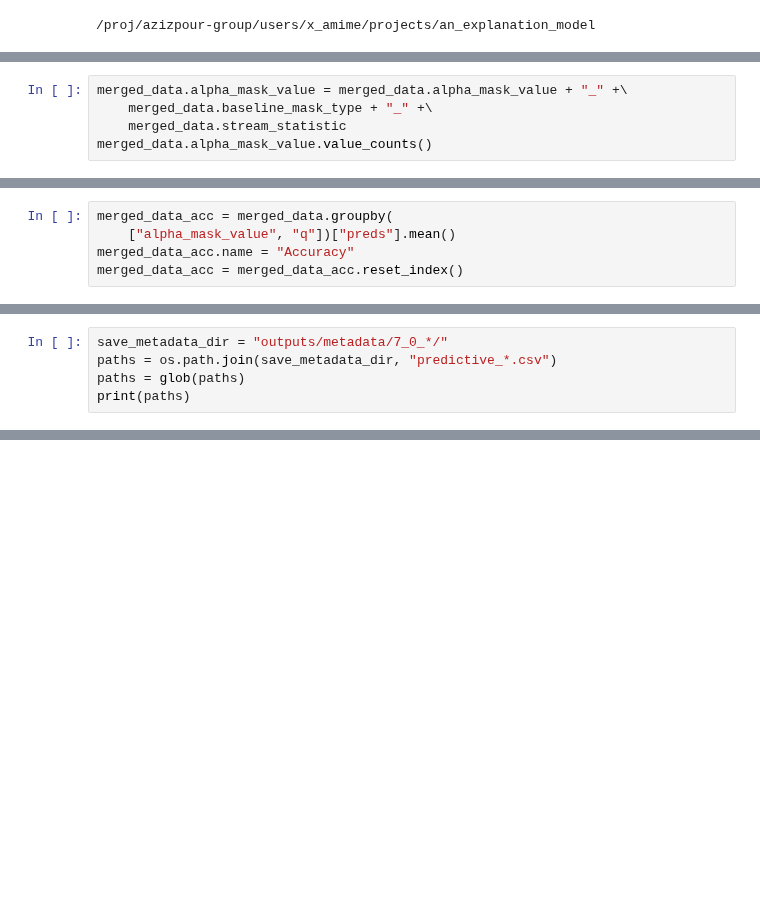
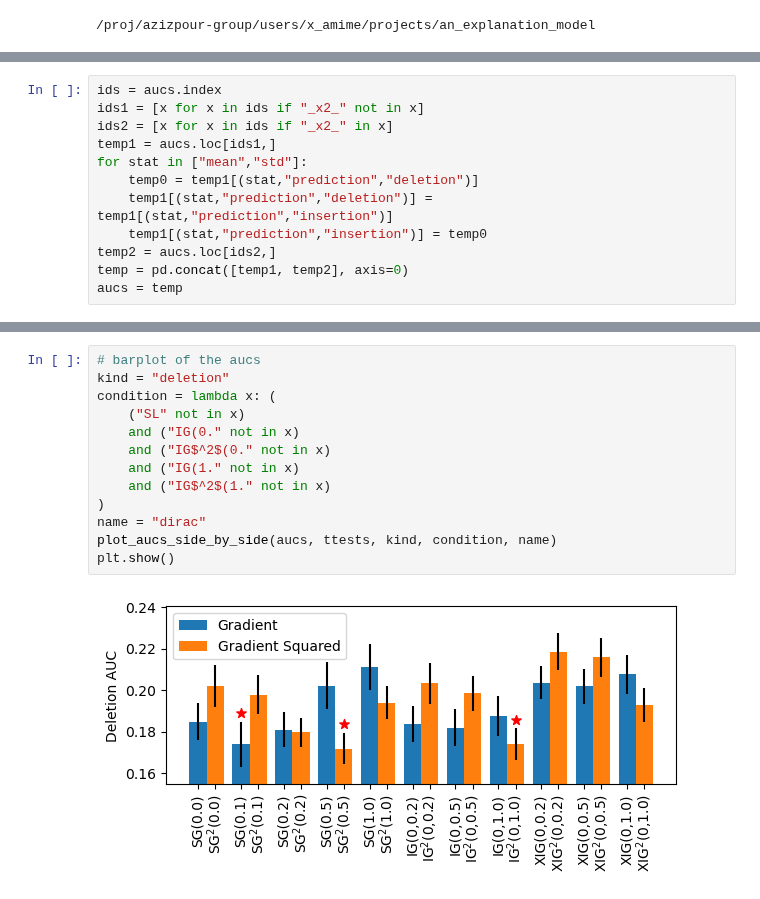
Before and after one commit to Amir-Mehrpanah/On-Spectral-Properties-of-Gradient-based-Explanation-Methods-ECCV24, a Jupyter notebook: experiments/experiment_7.ipynb, the cells around one changed output, grey strips where cells are left out. Cells and saved outputs as stored; diff of their text form; blank space fills up the shorter version.

```diff
--- a/experiments/experiment_7.ipynb
+++ b/experiments/experiment_7.ipynb
@@ -61,5 +4,0 @@ Name: count, dtype: int64
-# %%
-merged_data.alpha_mask_value = merged_data.alpha_mask_value + "_" +\
-    merged_data.baseline_mask_type + "_" +\
-    merged_data.stream_statistic
-merged_data.alpha_mask_value.value_counts()
@@ -70,5 +4,0 @@ Name: count, dtype: int64
-# %%
-merged_data_acc = merged_data.groupby(
-    ["alpha_mask_value", "q"])["preds"].mean()
-merged_data_acc.name = "Accuracy"
-merged_data_acc = merged_data_acc.reset_index()
@@ -342,5 +4,0 @@ actual_qs[actual_qs.alpha_mask_value.apply(lambda x: "sg_" in x)]
-# %%
-save_metadata_dir = "outputs/metadata/7_0_*/"
-paths = os.path.join(save_metadata_dir, "predictive_*.csv")
-paths = glob(paths)
-print(paths)
@@ -349,0 +340,12 @@ print(paths)
+# %%
+ids = aucs.index
+ids1 = [x for x in ids if "_x2_" not in x]
+ids2 = [x for x in ids if "_x2_" in x]
+temp1 = aucs.loc[ids1,]
+for stat in ["mean","std"]:
+    temp0 = temp1[(stat,"prediction","deletion")]
+    temp1[(stat,"prediction","deletion")] = temp1[(stat,"prediction","insertion")]
+    temp1[(stat,"prediction","insertion")] = temp0
+temp2 = aucs.loc[ids2,]
+temp = pd.concat([temp1, temp2], axis=0)
+aucs = temp
@@ -349,0 +482,15 @@ print(paths)
+# %%
+# barplot of the aucs
+kind = "deletion"
+condition = lambda x: (
+    ("SL" not in x)
+    and ("IG(0." not in x)
+    and ("IG$^2$(0." not in x)
+    and ("IG(1." not in x)
+    and ("IG$^2$(1." not in x)
+)
+name = "dirac"
+plot_aucs_side_by_side(aucs, ttests, kind, condition, name)
+plt.show()
+# %% [output]
+[figure, added]
```
Also changed, not shown: parts of 46 cells of this notebook, 7 other files.
